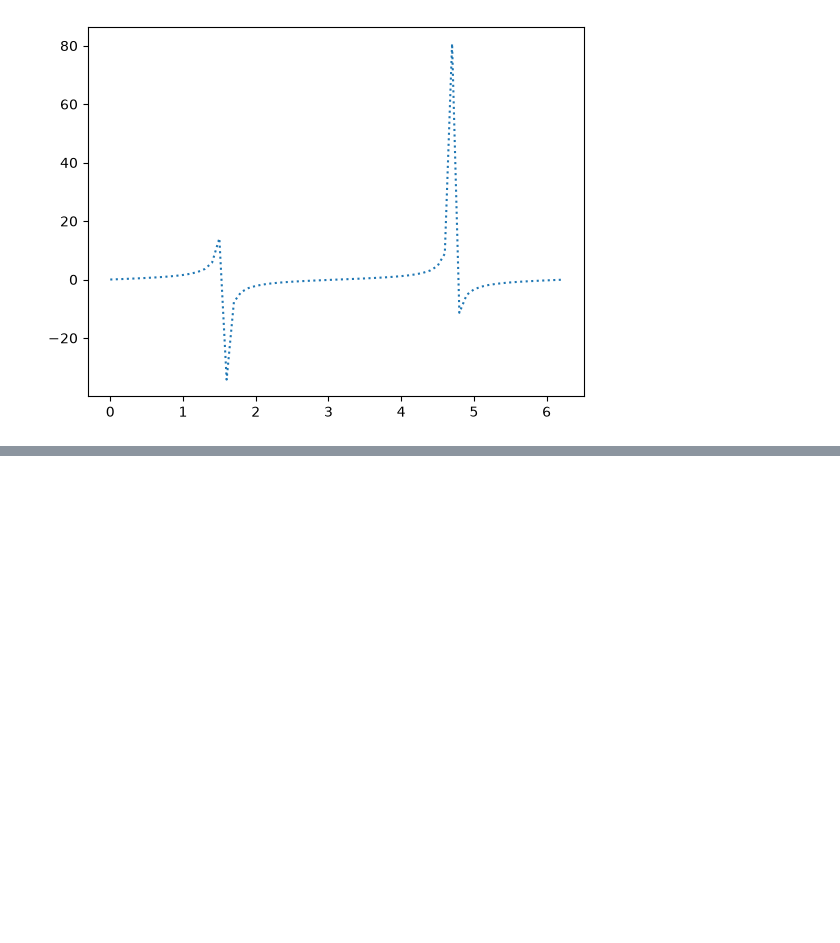
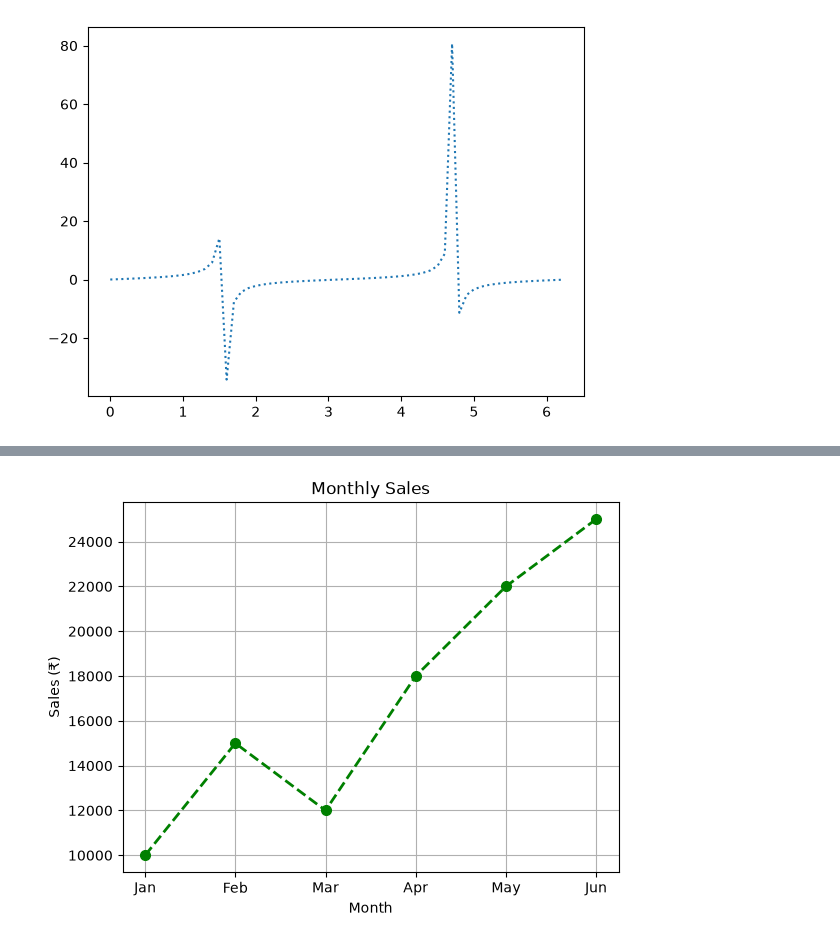
Before and after one commit to gtejas-45/Started-Python, a Jupyter notebook: LibraryALL/matplotlib.ipynb, the cells around one changed output, grey strips where cells are left out. Drawn from its saved outputs; the diff is of its cells as text; code cells hidden in the pictures; blank space fills up the shorter version.

```diff
--- a/LibraryALL/matplotlib.ipynb
+++ b/LibraryALL/matplotlib.ipynb
@@ -95,0 +110,18 @@ plt.plot(x,y,ls=":")
+# %%
+plt.plot(
+    months,
+    sales,
+    color="green",
+    marker="o",
+    linestyle="--",
+    linewidth=2,
+    markersize=7
+)
+
+plt.title("Monthly Sales")
+plt.xlabel("Month")
+plt.ylabel("Sales (₹)")
+plt.grid(True)
+plt.show()
+# %% [output]
+[figure, added]
```
Also changed, not shown: parts of 27 cells of this notebook, 15 other files.
